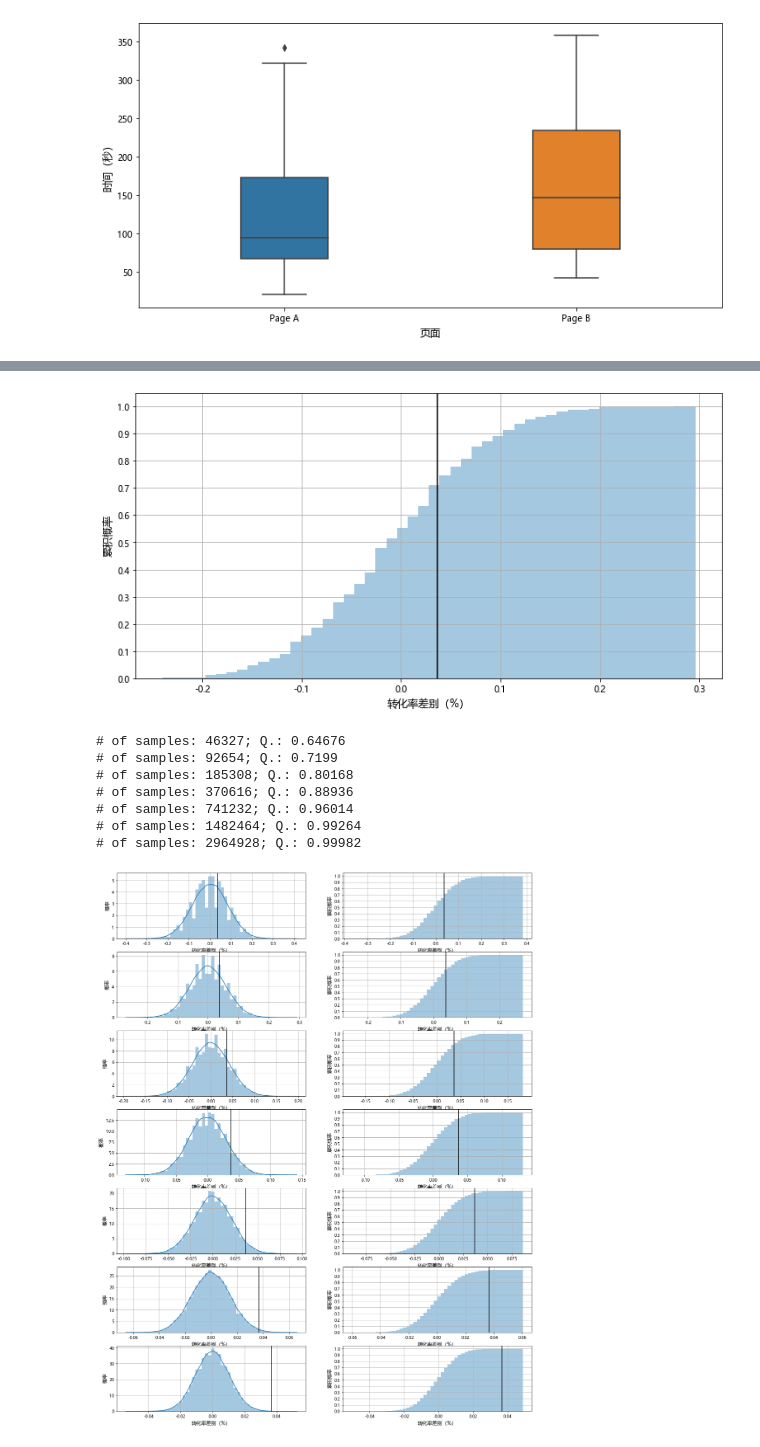
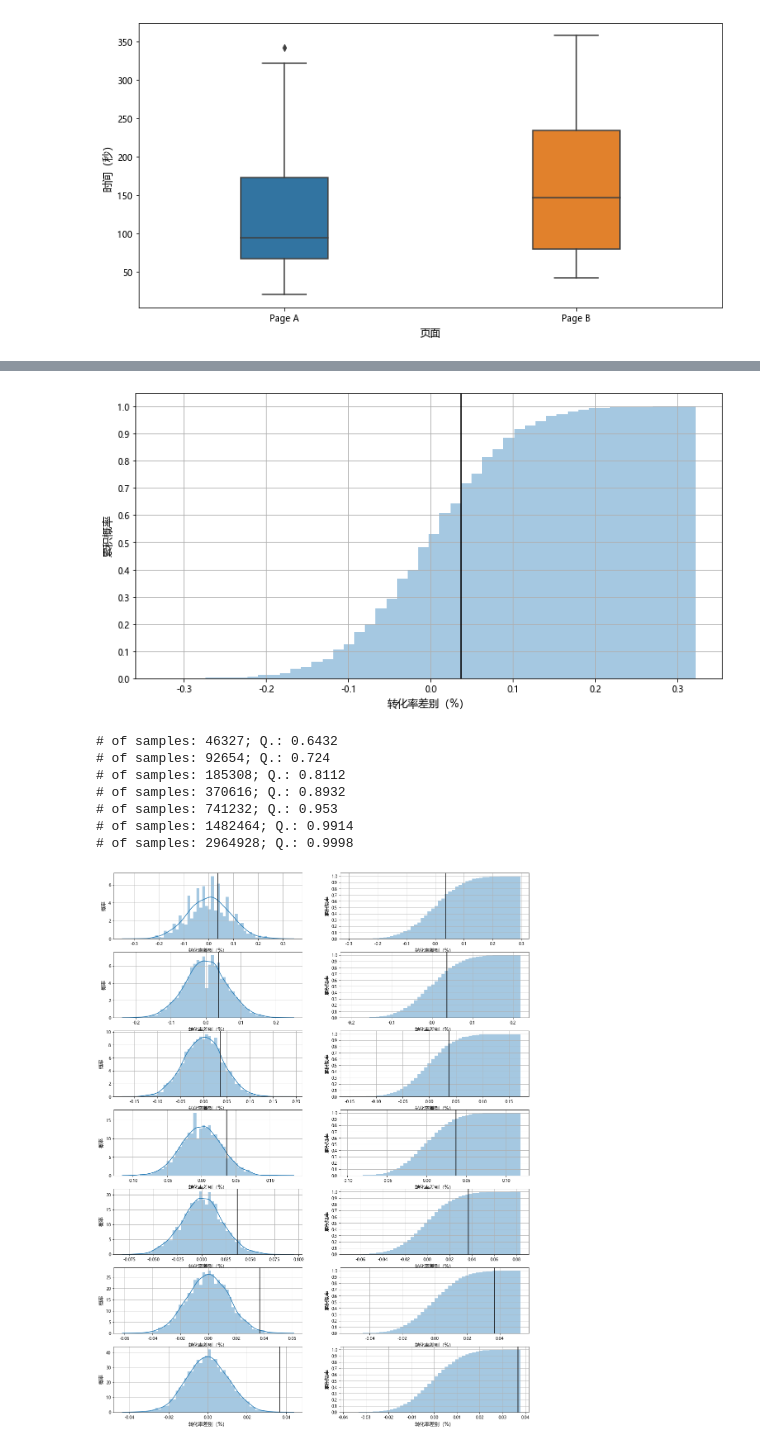
Before and after one commit to wegamekinglc/Statistic-for-Data-Science-Python, a Jupyter notebook: Chapter 03/Statistical Experiments and Significance Testing.ipynb, the cells around one changed output, grey strips where cells are left out. Drawn from its saved outputs; the diff is of its cells as text; code cells hidden in the pictures.

```diff
--- a/Chapter 03/Statistical Experiments and Significance Testing.ipynb
+++ b/Chapter 03/Statistical Experiments and Significance Testing.ipynb
@@ -51,7 +51,7 @@ def permutation(arr, n1, n2):
 info_table = session_times.groupby('Page').agg(['count', 'mean'])
 mean_diff = info_table.loc['Page B', ('Time', 'mean')] - info_table.loc['Page A', ('Time', 'mean')]
 
-n_perm = 10000
+n_perm = 5000
 session_values = session_times['Time'].values
 n_A = int(info_table.loc['Page A', ('Time', 'count')])
 n_B = int(info_table.loc['Page B', ('Time', 'count')])
@@ -104,5 +106,5 @@ print(f"页面转化率变化: {conversion_rate_diff :.2f}%")
 # %%
-n_perm = 1000
+n_perm = 5000
 sampled_conversion_diff = []
 num_un_converted = n_A + n_B - cn_A - cn_B
 num_converted = cn_A + cn_B
@@ -122,4 +124,4 @@ plot_hist(sampled_conversion_diff, conversion_rate_diff, ax, x_label='转化率
 fig, ax = plt.subplots(figsize=(12, 6))
 plot_hist(sampled_conversion_diff, conversion_rate_diff, ax, x_label='转化率差别（%）', is_cum=True)
 # %% [output]
-[figure, old version]
+[figure, new version]
@@ -127,40 +131,40 @@ plot_hist(sampled_conversion_diff, conversion_rate_diff, ax, x_label='转化率
 num_fold = 7
 num_un_converted = n_A + n_B - cn_A - cn_B
 num_converted = cn_A + cn_B
 conversion_values = np.concatenate([np.zeros(num_un_converted), np.ones(num_converted)])
 
 fig, axes = plt.subplots(nrows=num_fold, ncols=2, figsize=(18, 24))
 covdiff_experiments = []
 
 for i in range(num_fold):
-    n_perm = 50000
+    n_perm = 5000
     sampled_conversion_diff = []
     factor = 2 ** i
     new_num_un_converted = num_un_converted * factor
     new_num_converted = num_converted * factor
     new_n_A = n_A * factor
     new_n_B = n_B * factor
     conversion_values = np.concatenate([np.zeros(new_num_un_converted), np.ones(new_num_converted)])
     for _ in range(n_perm):
         perm_A, perm_B = permutation(conversion_values, new_n_A, new_n_B)
         mean_conversion_perm = np.mean(perm_B) * 100. - np.mean(perm_A) * 100.
         sampled_conversion_diff.append(mean_conversion_perm)
 
     covdiff_experiments.append(sampled_conversion_diff)
     ax = axes[i, 0]
     plot_hist(sampled_conversion_diff, conversion_rate_diff, ax, x_label='转化率差别（%）')
 
     ax = axes[i, 1]
     plot_hist(sampled_conversion_diff, conversion_rate_diff, ax, x_label='转化率差别（%）', is_cum=True)
 
     print(f"# of samples: {new_num_un_converted + new_num_converted}; Q.: {sum(conversion_rate_diff > np.array(sampled_conversion_diff)) / len(sampled_conversion_diff)}")
 # %% [output]
-# of samples: 46327; Q.: 0.64676
-# of samples: 92654; Q.: 0.7199
-# of samples: 185308; Q.: 0.80168
-# of samples: 370616; Q.: 0.88936
-# of samples: 741232; Q.: 0.96014
-# of samples: 1482464; Q.: 0.99264
-# of samples: 2964928; Q.: 0.99982
+# of samples: 46327; Q.: 0.6432
+# of samples: 92654; Q.: 0.724
+# of samples: 185308; Q.: 0.8112
+# of samples: 370616; Q.: 0.8932
+# of samples: 741232; Q.: 0.953
+# of samples: 1482464; Q.: 0.9914
+# of samples: 2964928; Q.: 0.9998
-[figure, old version]
+[figure, new version]
 # %%
```
Also changed, not shown: parts of 6 cells of this notebook.
